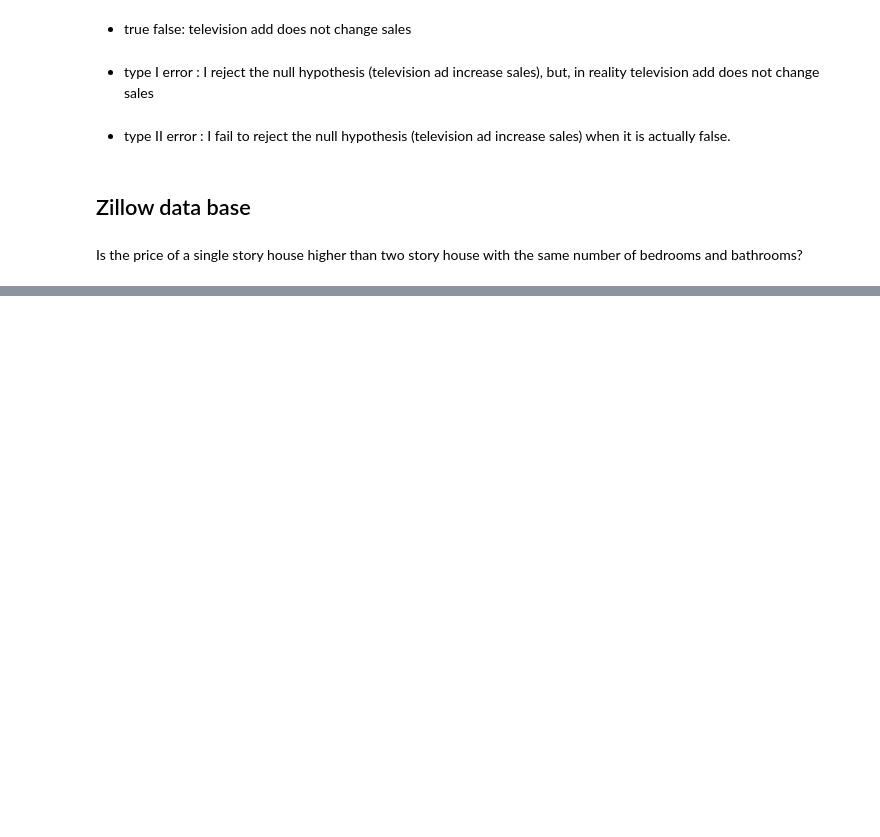
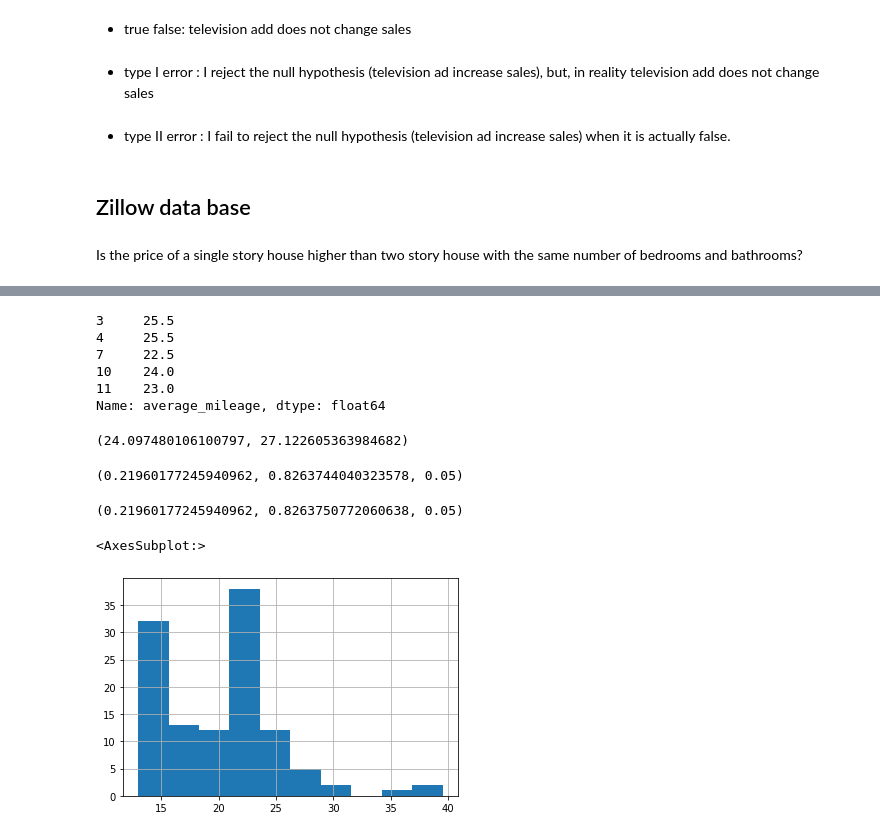
Before and after one commit to cindyvillanuevads/statistics-exercises, a Jupyter notebook: hypothesis_testing.ipynb, the cells around one changed output, grey strips where cells are left out. Saved outputs shown, nothing was run; the diff lists cells and outputs as text; code cells hidden in the pictures; blank space fills up the shorter version.

```diff
--- a/hypothesis_testing.ipynb
+++ b/hypothesis_testing.ipynb
@@ -90,0 +166,3 @@ type II error :
+# %%
+mpg = data('mpg')
+mpg.head()
@@ -90,0 +197,2 @@ type II error :
+# %%
+mpg["average_mileage"] = (mpg.hwy + mpg.cty) / 2
@@ -90,0 +210,9 @@ type II error :
+# %%
+cars08.head()
+# %% [output]
+3     25.5
+4     25.5
+7     22.5
+10    24.0
+11    23.0
+Name: average_mileage, dtype: float64
@@ -90,0 +221,6 @@ type II error :
+# %%
+cars99= mpg.average_mileage[mpg.year == 1999]
+# %%
+cars08.var(), cars99.var()
+# %% [output]
+(24.097480106100797, 27.122605363984682)
@@ -90,0 +229,15 @@ type II error :
+# %%
+t, p = stats.ttest_ind(cars99, cars08, equal_var = True)
+t, p, alpha
+# %% [output]
+(0.21960177245940962, 0.8263744040323578, 0.05)
+# %%
+t, p = stats.ttest_ind(cars99, cars08, equal_var = False)
+t, p, alpha
+# %% [output]
+(0.21960177245940962, 0.8263750772060638, 0.05)
+# %%
+cars99.hist()
+# %% [output]
+<AxesSubplot:>
+[figure, added]
```
Also changed, not shown: parts of 37 cells of this notebook.
